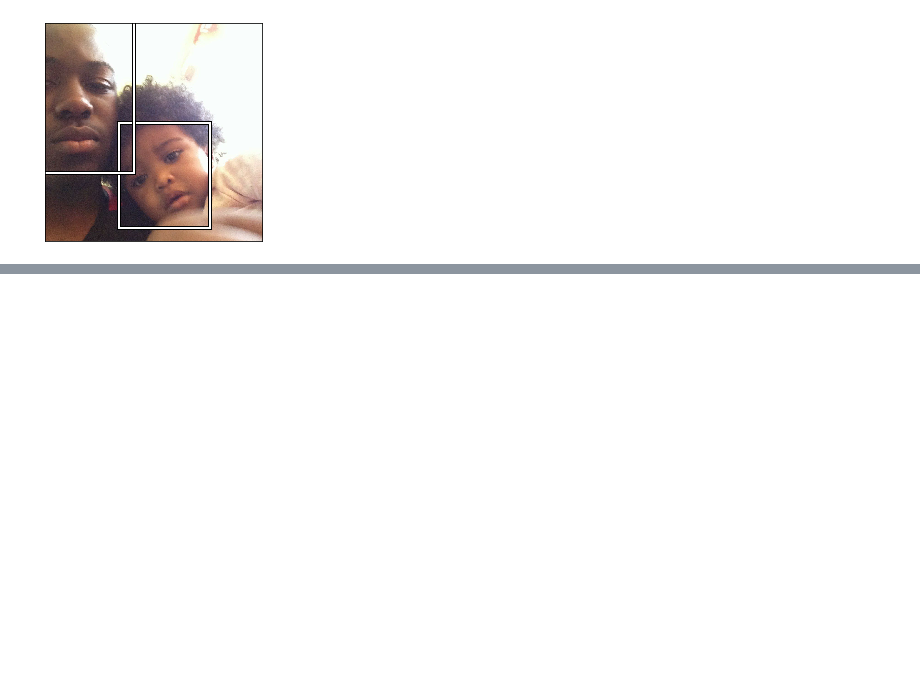
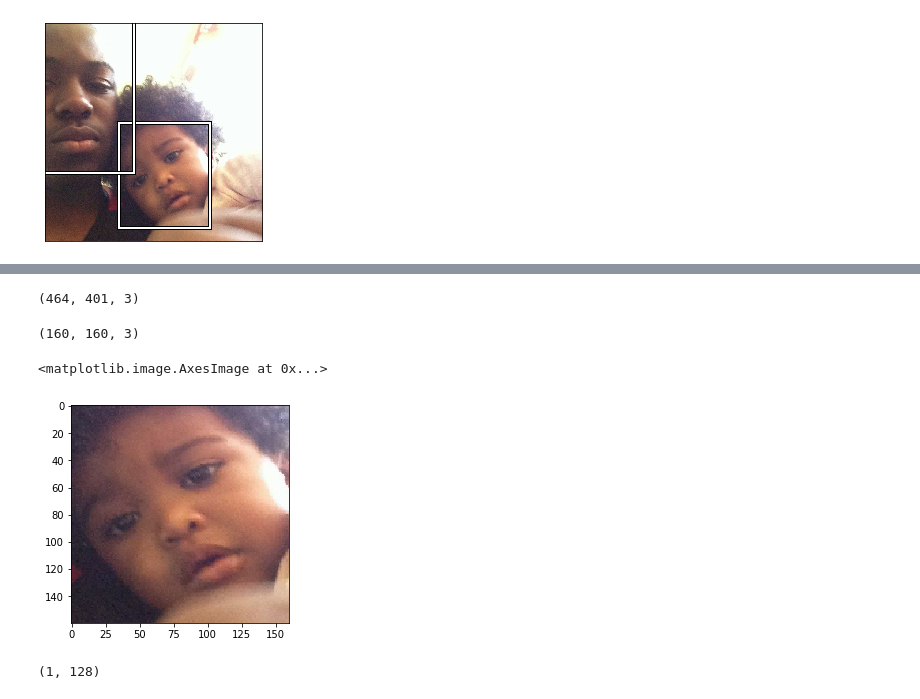
Before and after one commit to T-rex007/Face_recognition, a Jupyter notebook: firstlook.ipynb, the cells around one changed output, grey strips where cells are left out. Drawn from its saved outputs; the diff is of its cells as text; code cells hidden in the pictures; blank space fills up the shorter version.

```diff
--- a/firstlook.ipynb
+++ b/firstlook.ipynb
@@ -114,0 +176,13 @@ draw_bb(a, bb_lst[1])
+# %%
+tmp.shape
+# %% [output]
+(464, 401, 3)
+# %%
+resize(tmp, (160,160)).shape
+# %% [output]
+(160, 160, 3)
+# %%
+plt.imshow(normalize(resize(tmp, (160,160))))
+# %% [output]
+<matplotlib.image.AxesImage at 0x...>
+[figure, added]
@@ -114,0 +194,4 @@ draw_bb(a, bb_lst[1])
+# %%
+ extract_feature(model, img, bb_lst[0]).shape
+# %% [output]
+(1, 128)
```
Also changed, not shown: parts of 15 cells of this notebook, 1 other file.
